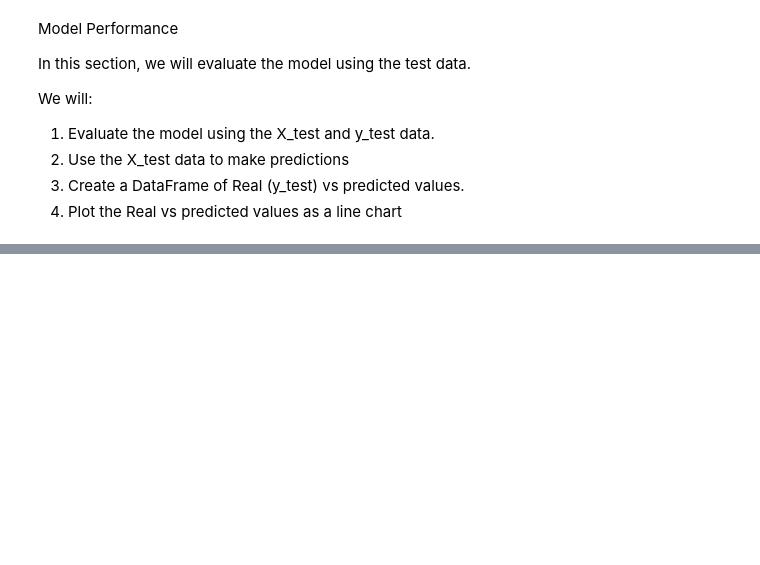
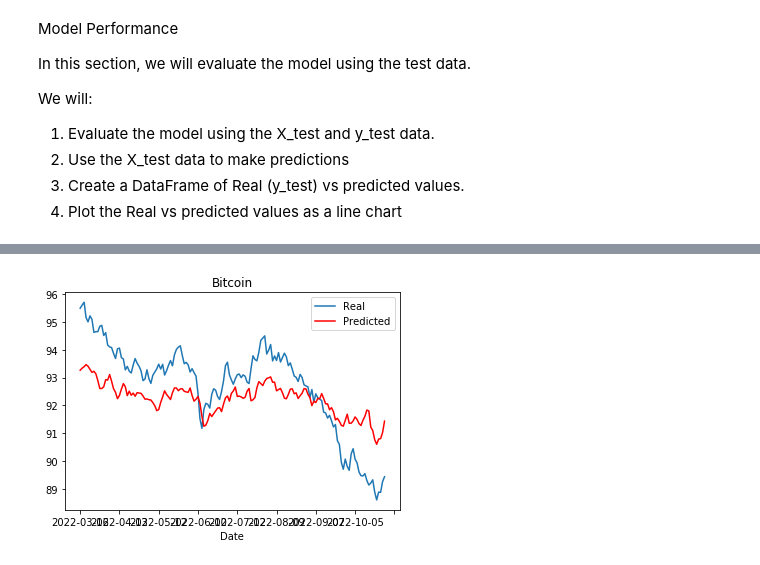
Before and after one commit to namir17/tweets-and-stocks, a Jupyter notebook: ML_models/LSTM.ipynb, the cells around one changed output, grey strips where cells are left out. Cells and saved outputs as stored; diff of their text form; code cells hidden in the pictures; blank space fills up the shorter version.

```diff
--- a/ML_models/LSTM.ipynb
+++ b/ML_models/LSTM.ipynb
@@ -500,0 +296,8 @@ plot_prediction(pred_)
+# %%
+aapl_df = read_csv("../input_data/aapl_input.csv")
+btc_df = read_csv("../input_data/btc_input.csv")
+jnj_df = read_csv("../input_data/jnj_input.csv")
+msft_df = read_csv("../input_data/msft_input.csv")
+nflx_df = read_csv("../input_data/nflx_input.csv")
+pfe_df = read_csv("../input_data/pfe_input.csv")
+tsla_df = read_csv("../input_data/tsla_input.csv")
@@ -500,0 +470,4 @@ plot_prediction(pred_)
+# %%
+plot_prediction(pred_btc, "Bitcoin")
+# %% [output]
+[figure, added]
```
Also changed, not shown: parts of 36 cells of this notebook, 1 other file.
